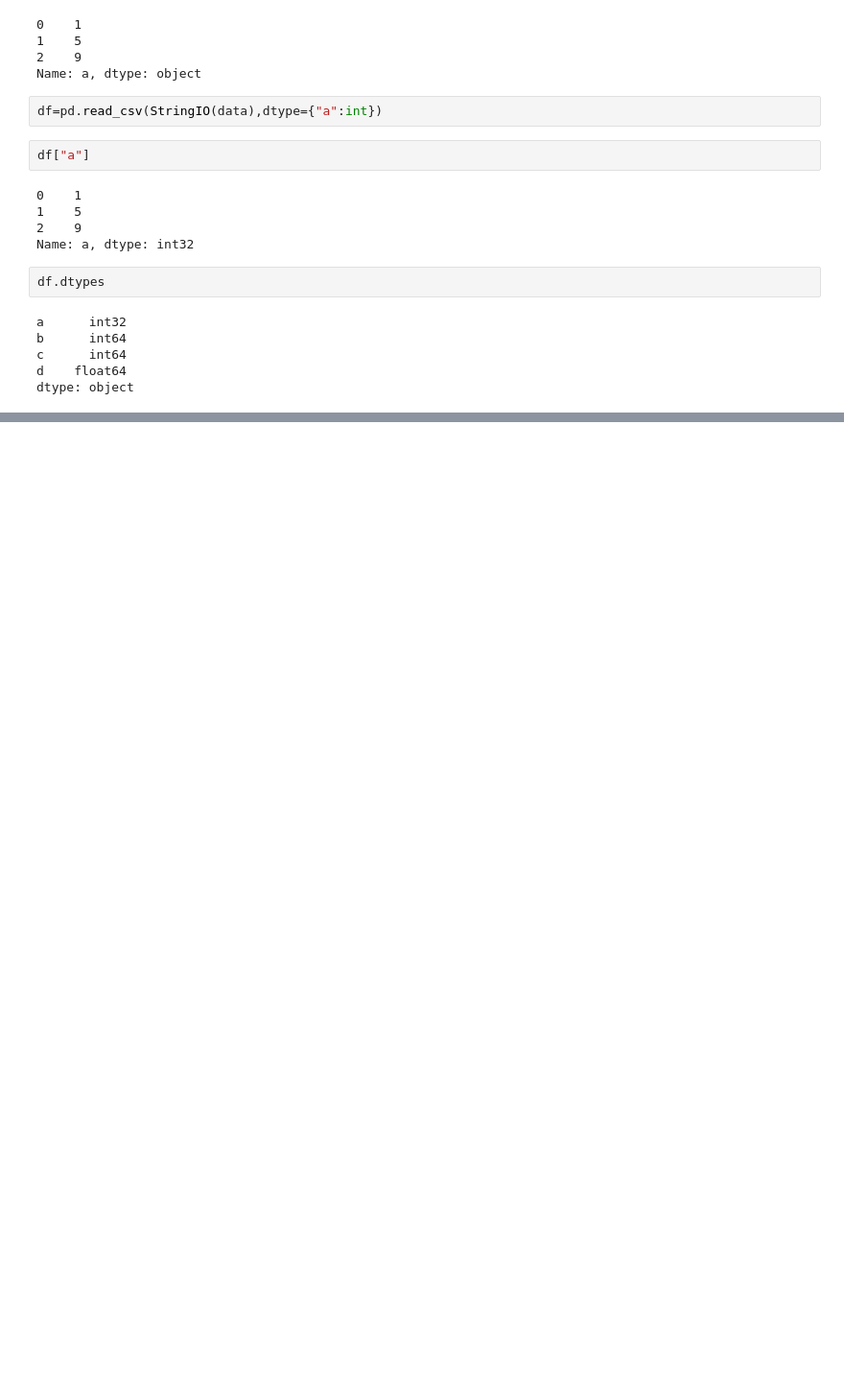
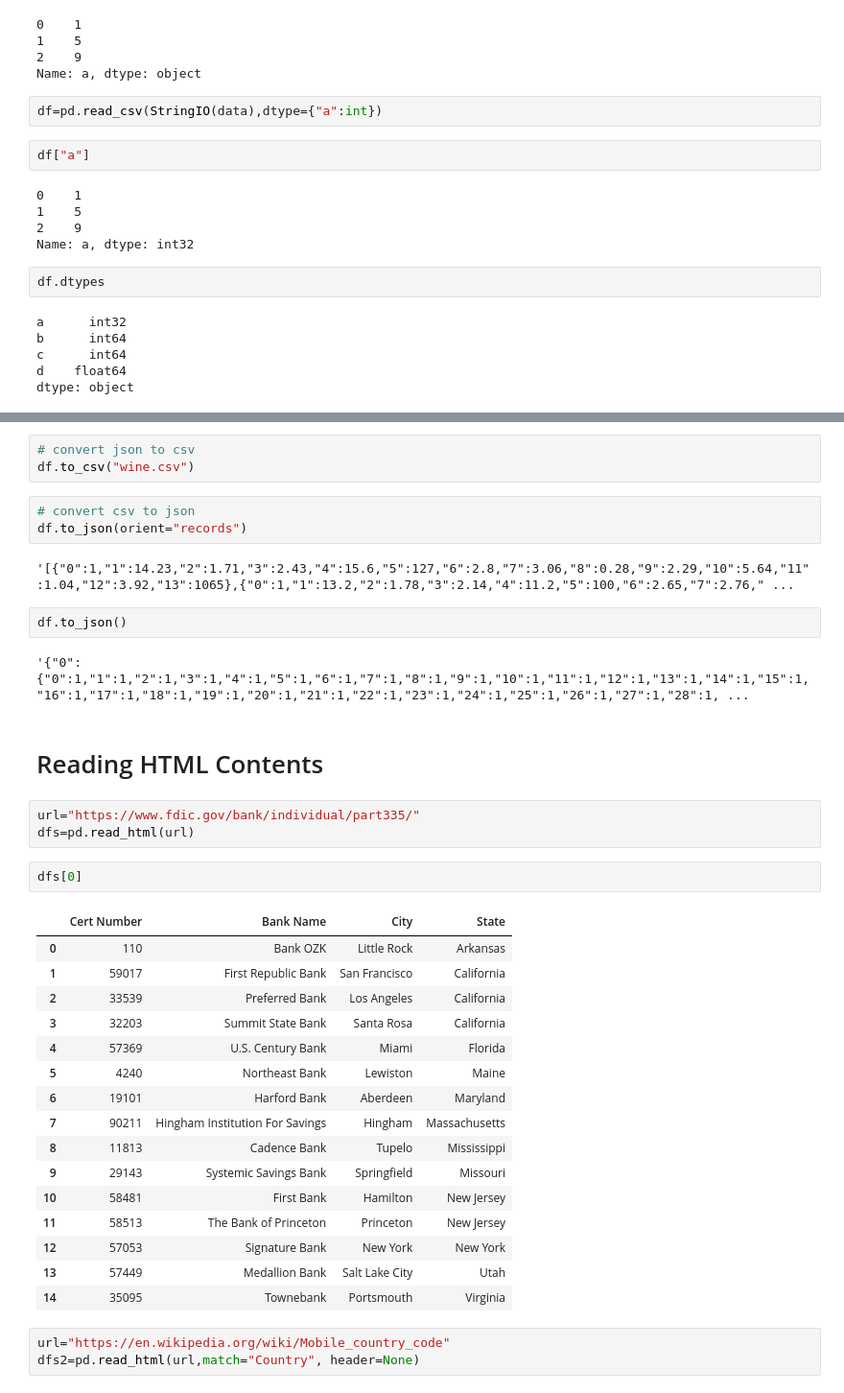
Before and after one commit to Sialsanwal/python, a Jupyter notebook: Pandas.ipynb, the cells around one changed output, grey strips where cells are left out. Shown: that part at 96% size. Drawn from its saved outputs; the diff is of its cells as text; blank space fills up the shorter version.

Commit message:
json done

```diff
--- a/Pandas.ipynb
+++ b/Pandas.ipynb
@@ -237,0 +258,39 @@ df=pd.read_csv()
+# %%
+# convert json to csv
+df.to_csv("wine.csv")
+# %%
+# convert csv to json
+df.to_json(orient="records")
+# %% [output]
+'[{"0":1,"1":14.23,"2":1.71,"3":2.43,"4":15.6,"5":127,"6":2.8,"7":3.06,"8":0.28,"9":2.29,"10":5.64,"11":1.04,"12":3.92,"13":1065},{"0":1,"1":13.2,"2":1.78,"3":2.14,"4":11.2,"5":100,"6":2.65,"7":2.76," ...
+# %%
+df.to_json()
+# %% [output]
+'{"0":{"0":1,"1":1,"2":1,"3":1,"4":1,"5":1,"6":1,"7":1,"8":1,"9":1,"10":1,"11":1,"12":1,"13":1,"14":1,"15":1,"16":1,"17":1,"18":1,"19":1,"20":1,"21":1,"22":1,"23":1,"24":1,"25":1,"26":1,"27":1,"28":1, ...
+# %% [markdown]
+# Reading HTML Contents
+# %%
+url="https://www.fdic.gov/bank/individual/part335/"
+dfs=pd.read_html(url)
+# %%
+dfs[0]
+# %% [output]
+|  | Cert Number | Bank Name | City | State |
+| 0 | 110 | Bank OZK | Little Rock | Arkansas |
+| 1 | 59017 | First Republic Bank | San Francisco | California |
+| 2 | 33539 | Preferred Bank | Los Angeles | California |
+| 3 | 32203 | Summit State Bank | Santa Rosa | California |
+| 4 | 57369 | U.S. Century Bank | Miami | Florida |
+| 5 | 4240 | Northeast Bank | Lewiston | Maine |
+| 6 | 19101 | Harford Bank | Aberdeen | Maryland |
+| 7 | 90211 | Hingham Institution For Savings | Hingham | Massachusetts |
+| 8 | 11813 | Cadence Bank | Tupelo | Mississippi |
+| 9 | 29143 | Systemic Savings Bank | Springfield | Missouri |
+| 10 | 58481 | First Bank | Hamilton | New Jersey |
+| 11 | 58513 | The Bank of Princeton | Princeton | New Jersey |
+| 12 | 57053 | Signature Bank | New York | New York |
+| 13 | 57449 | Medallion Bank | Salt Lake City | Utah |
+| 14 | 35095 | Townebank | Portsmouth | Virginia |
+# %%
+url="https://en.wikipedia.org/wiki/Mobile_country_code"
+dfs2=pd.read_html(url,match="Country", header=None)
```
Also changed, not shown: parts of 9 cells of this notebook, 2 other files.
